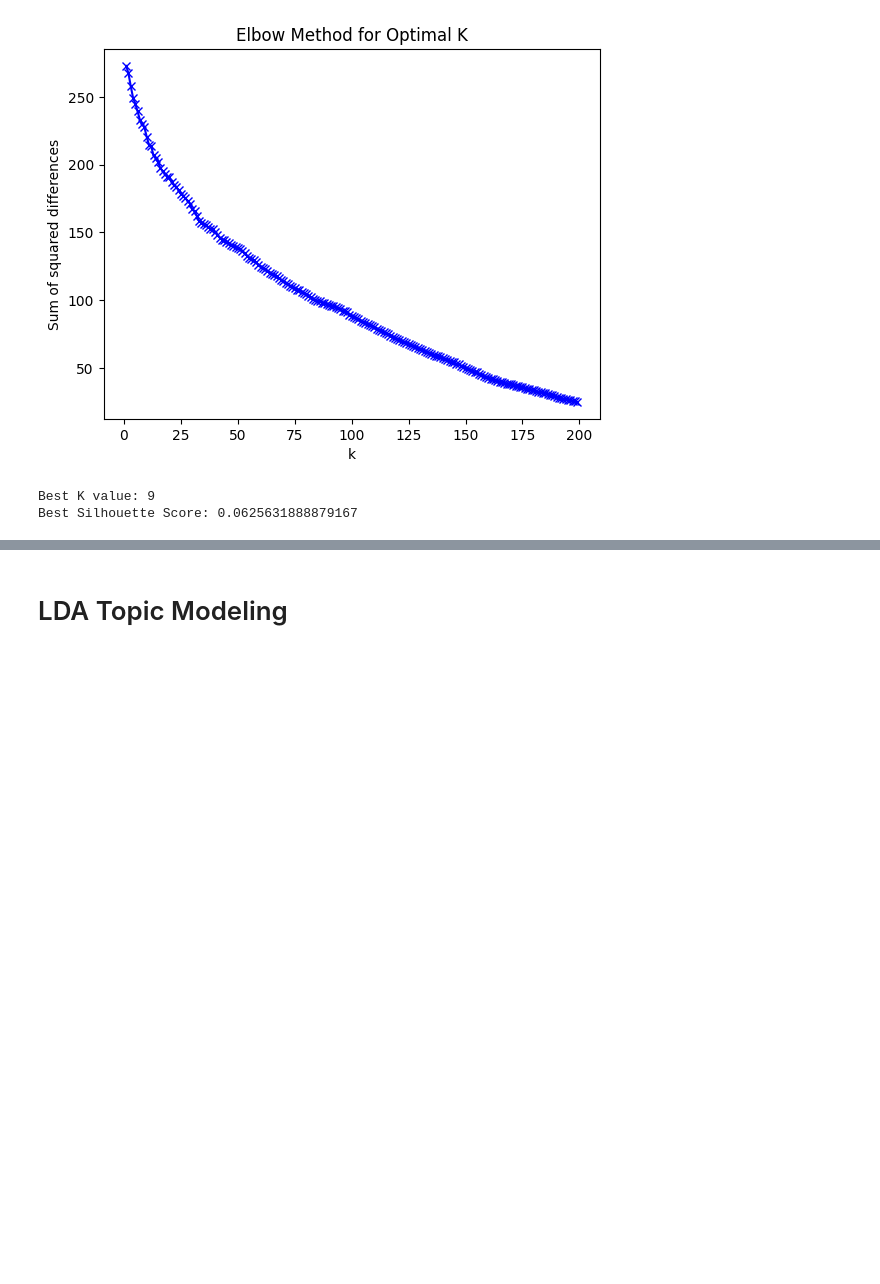
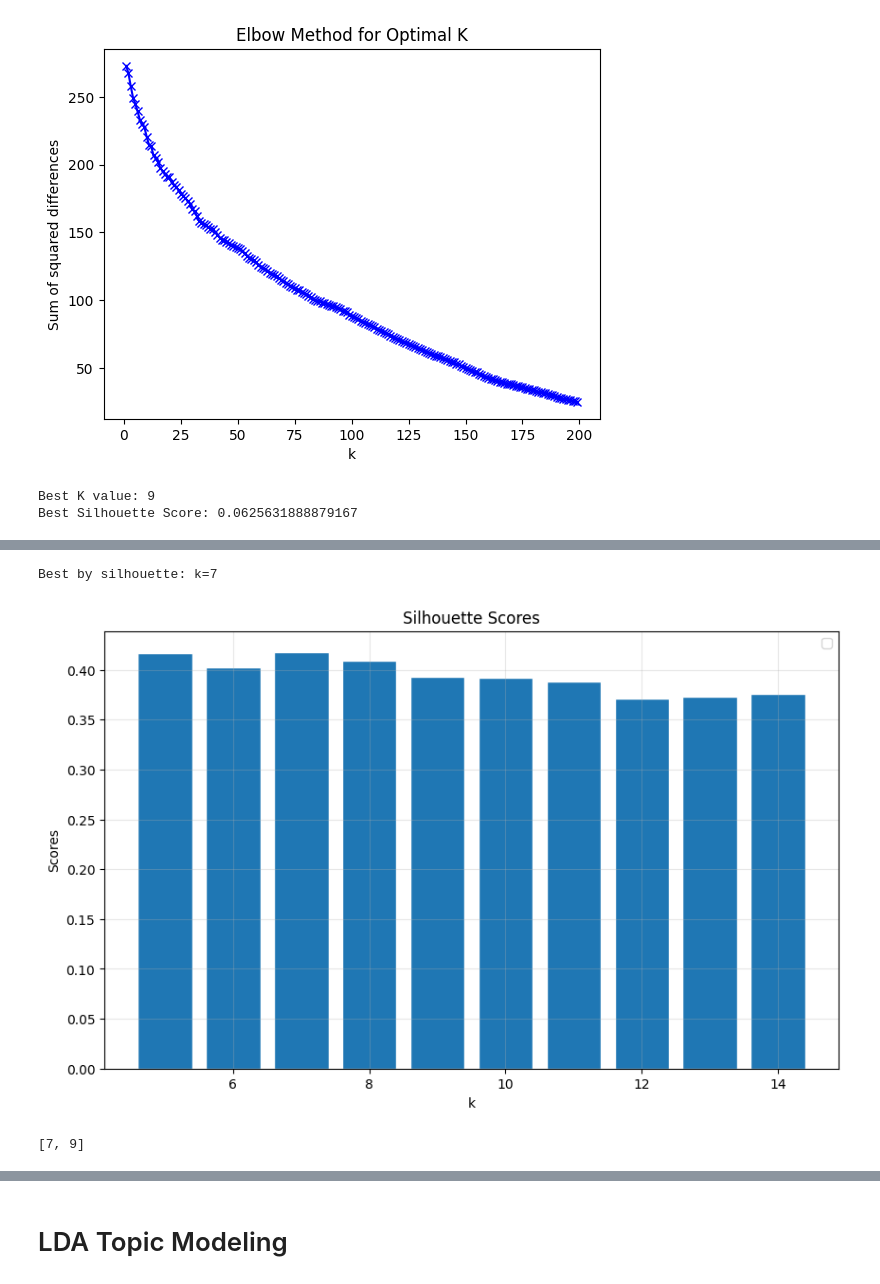
Before and after one commit to xmegan10/Reddit-Sentiment-Comment-Prediction, a Jupyter notebook: ath_reddit_proj.ipynb, the cells around one changed output, grey strips where cells are left out. Drawn from its saved outputs; the diff is of its cells as text; code cells hidden in the pictures; blank space fills up the shorter version.

```diff
--- a/ath_reddit_proj.ipynb
+++ b/ath_reddit_proj.ipynb
@@ -435,0 +541,37 @@ memory usage: 20.1+ KB
+# %%
+test_range = range(max(2, optimal_k - 4), optimal_k + 6)
+sil_scores = []
+
+for k in test_range:
+    km = KMeans(n_clusters=k, n_init=10, random_state=42)
+    labels = km.fit_predict(reduced_embeddings)
+    s = silhouette_score(reduced_embeddings, labels, random_state = 42)
+    sil_scores.append(s)
+
+best_k_sil = list(test_range)[np.argmax(sil_scores)]
+print(f"Best by silhouette: k={best_k_sil}")
+
+fig, ax = plt.subplots(figsize = (10, 6))
+ax.bar(list(test_range), sil_scores, edgecolor = "white")
+ax.set_xlabel('k'); ax.set_ylabel('Scores'); ax.set_title('Silhouette Scores'); ax.legend(); ax.grid(True, alpha=0.3)
+plt.show()
+# %% [output]
+Best by silhouette: k=7
+[figure, added]
+# %%
+from bertopic.vectorizers import ClassTfidfTransformer
+from bertopic.representation import KeyBERTInspired
+from bertopic.representation import MaximalMarginalRelevance
+
+K_A = optimal_k
+K_B = best_k_sil
+k_values = sorted(set([K_A, K_B]))
+k_values = [int(k) for k in k_values]
+
+vectorizer_model = CountVectorizer(min_df = 5, ngram_range=(1,2), stop_words = "english")
+representation_model = KeyBERTInspired()
+representation_model = MaximalMarginalRelevance(diversity = 0.3)
+
+k_values
+# %% [output]
+[7, 9]
```
Also changed, not shown: parts of 33 cells of this notebook, 1 other file.
